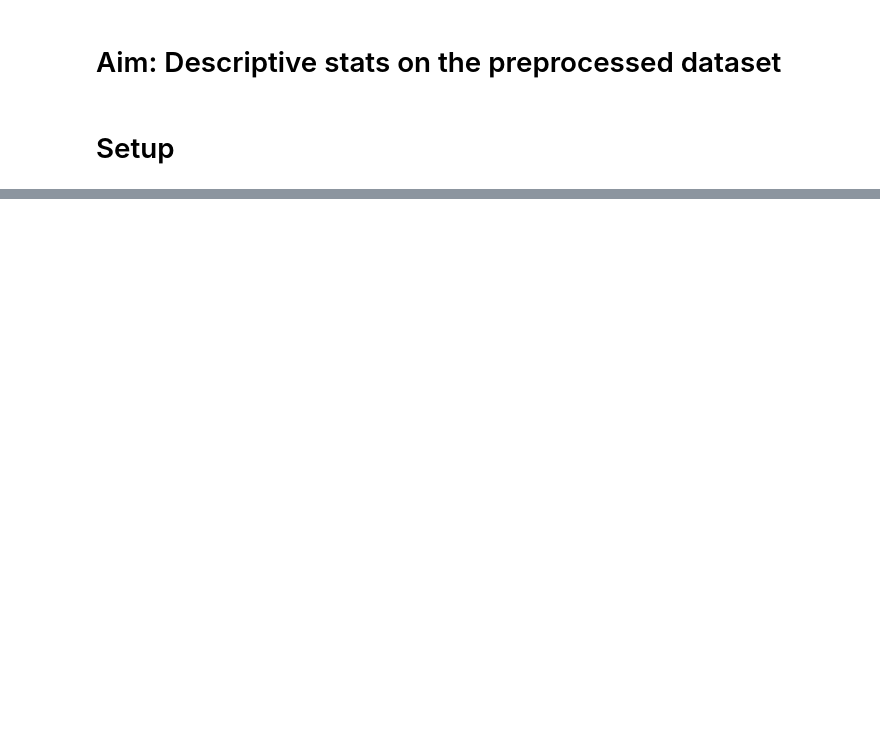
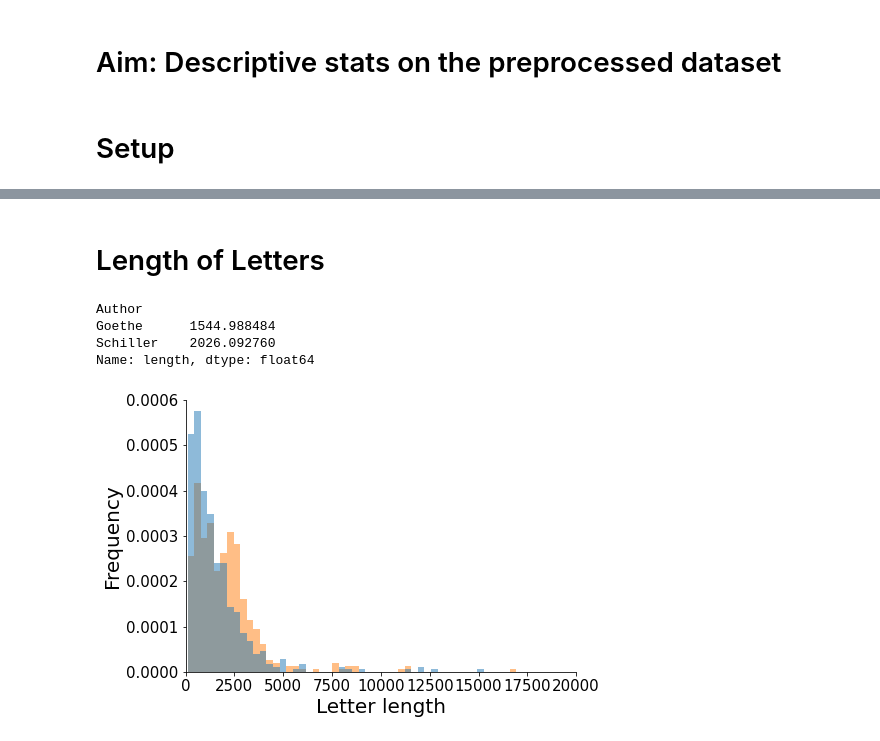
Before and after one commit to Ma-Fi-94/letters, a Jupyter notebook: Descriptive.ipynb, the cells around one changed output, grey strips where cells are left out. Cells and saved outputs as stored; diff of their text form; code cells hidden in the pictures; blank space fills up the shorter version.

```diff
--- a/Descriptive.ipynb
+++ b/Descriptive.ipynb
@@ -75,0 +49,24 @@ df
+# %% [markdown]
+# Length of Letters
+# %%
+# Calculate length of every letter
+df["length"] = [len(l) for l in df.Content]
+print(df.groupby("Author").mean().length)
+
+# Plot distribution of letter lenghts
+fig, ax = plt.subplots(1,1,figsize=(7,5))
+ax.set_xlabel("Letter length", size=20)
+ax.set_ylabel("Frequency", size=20)
+ax.tick_params(axis='both', which='major', labelsize=15)
+ax.spines["top"].set_visible(False)
+ax.spines["right"].set_visible(False)
+ax.set_xlim((0,20000))
+ax.set_ylim((0,0.0006))
+ax.hist([df[df.Author=="Goethe"].length, df[df.Author=="Schiller"].length],
+        bins=50, histtype="stepfilled", density=True, alpha=.5);
+# %% [output]
+Author
+Goethe      1544.988484
+Schiller    2026.092760
+Name: length, dtype: float64
+[figure, added]
```
Also changed, not shown: parts of 8 cells of this notebook.
